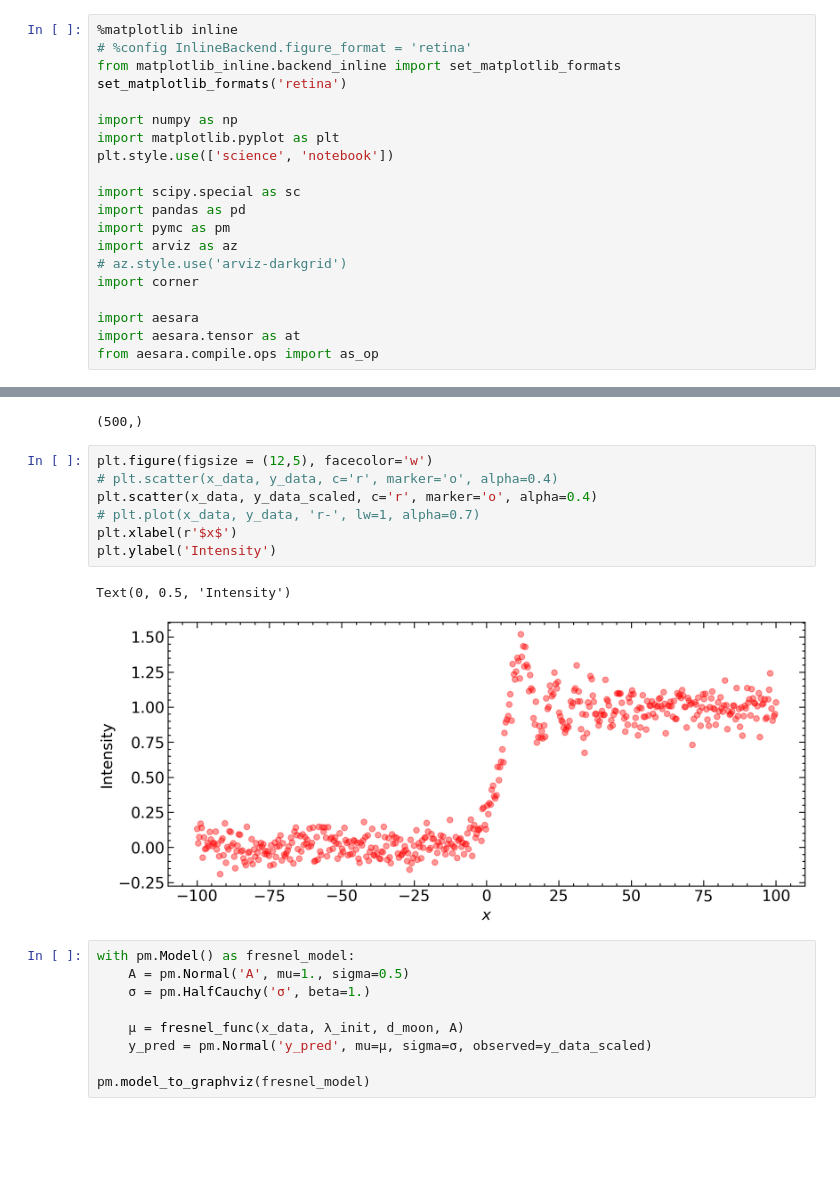
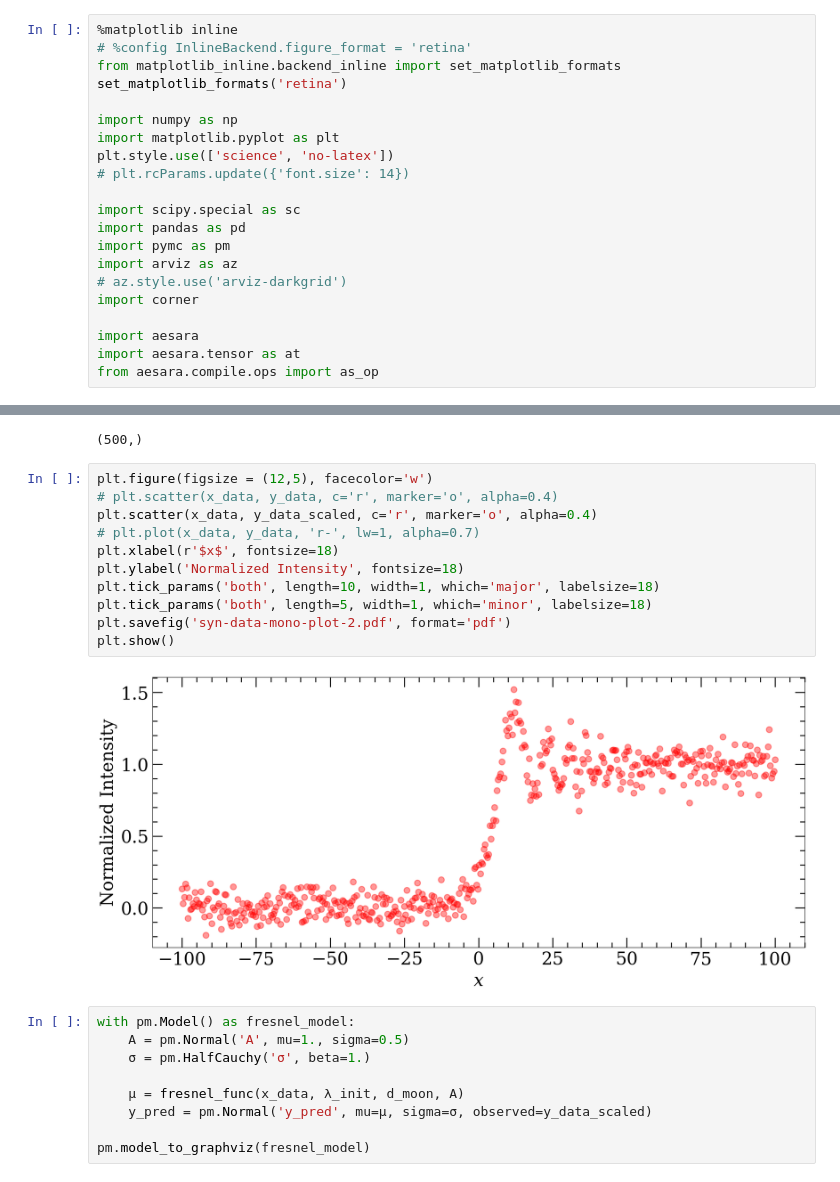
Before and after one commit to agustrionopj/Project-BEACON, a Jupyter notebook: [BEACON-PyMC4] Multi-variables model fitting (PART II).ipynb, the cells around one changed output, grey strips where cells are left out. Saved outputs shown, nothing was run; the diff lists cells and outputs as text; blank space fills up the shorter version.

```diff
--- a/[BEACON-PyMC4] Multi-variables model fitting (PART II).ipynb
+++ b/[BEACON-PyMC4] Multi-variables model fitting (PART II).ipynb
@@ -8,7 +8,8 @@ set_matplotlib_formats('retina')
 
 import numpy as np
 import matplotlib.pyplot as plt
-plt.style.use(['science', 'notebook'])
+plt.style.use(['science', 'no-latex'])
+# plt.rcParams.update({'font.size': 14})
 
 import scipy.special as sc
 import pandas as pd
@@ -129,13 +130,16 @@ y_data_scaled.shape
 # %%
 plt.figure(figsize = (12,5), facecolor='w')
 # plt.scatter(x_data, y_data, c='r', marker='o', alpha=0.4)
 plt.scatter(x_data, y_data_scaled, c='r', marker='o', alpha=0.4)
 # plt.plot(x_data, y_data, 'r-', lw=1, alpha=0.7)
-plt.xlabel(r'$x$')
-plt.ylabel('Intensity')
+plt.xlabel(r'$x$', fontsize=18)
+plt.ylabel('Normalized Intensity', fontsize=18)
+plt.tick_params('both', length=10, width=1, which='major', labelsize=18)
+plt.tick_params('both', length=5, width=1, which='minor', labelsize=18)
+plt.savefig('syn-data-mono-plot-2.pdf', format='pdf')
+plt.show()
 # %% [output]
-Text(0, 0.5, 'Intensity')
-[figure, old version]
+[figure, new version]
 # %%
 with pm.Model() as fresnel_model:
     A = pm.Normal('A', mu=1., sigma=0.5)
```
Also changed, not shown: parts of 11 cells of this notebook, 14 other files.
